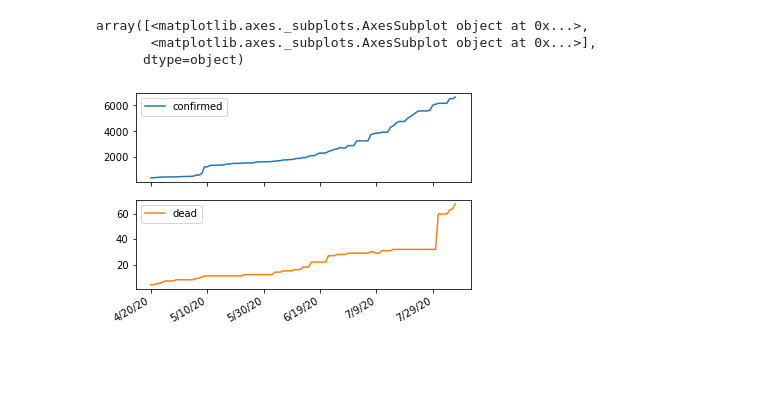
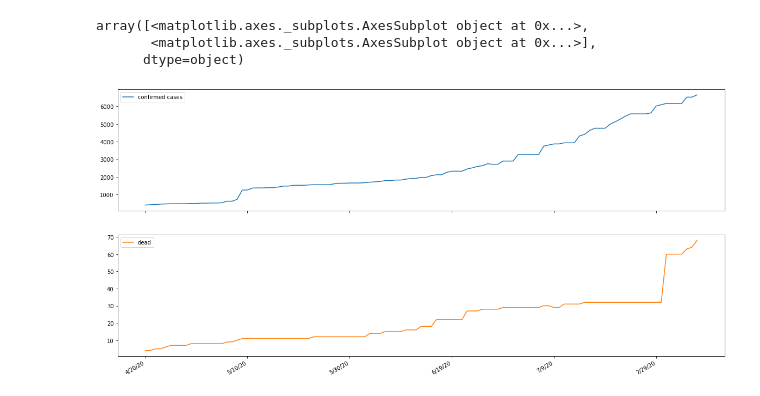
Before and after one commit to Wirt4/Localized-Live-COVID-Data, a Jupyter notebook: Pandas Graph Test.ipynb, the cells around one changed output. Cells and saved outputs as stored; diff of their text form; code cells hidden in the pictures; blank space fills up the shorter version.

Commit message:
gettting to shareable shape
would like to touch up the graphs a bit with Pandas' visualization tools

```diff
--- a/Pandas Graph Test.ipynb
+++ b/Pandas Graph Test.ipynb
@@ -12,11 +13,19 @@ COUNTY = 'Santa Barbara'
 #data pulled from John Hopkins University at https://github.com/CSSEGISandData/COVID-19
 confirmed_df = pd.read_csv("https://raw.githubusercontent.com/CSSEGISandData/COVID-19/master/csse_covid_19_data/csse_covid_19_time_series/time_series_covid19_confirmed_US.csv")
 dead_df = pd.read_csv("https://raw.githubusercontent.com/CSSEGISandData/COVID-19/master/csse_covid_19_data/csse_covid_19_time_series/time_series_covid19_deaths_US.csv")
+# %%
+confirmed_df.columns = map(str.lower, confirmed_df.columns)
+dead_df.columns = map(str.lower, dead_df.columns)
+confirmed_df = confirmed_df.rename(columns = { 'province_state': 'state', 'admin2': 'county'})
+dead_df = dead_df.rename(columns = {'province_state':'state', 'admin2':'county'})
+today = dead_df.columns[-1]
+# %%
+def get_state(df, state):
+    return df[df['state'] ==state]
 # %%
 def get_county(df, state, county):
     start_ndx = 100
-    df = df[df['Province_State'] ==state]
-    df = df[df['Admin2'] == county]
+    df = get_state(df, state)
+    df = df[df['county'] == county]
     df = df.iloc[:,start_ndx:]
     return df
-    #clean data function isn't working
@@ -26,13 +32,13 @@ def rename(df, name):
 # %%
 ca_dead_df = get_county(dead_df, STATE, COUNTY).T
 ca_conf_df = get_county(confirmed_df, STATE, COUNTY).T
 #need to rename the columns
-ca_conf_df = rename(ca_conf_df, 'confirmed')
-ca_dead_df = rename(ca_dead_df, 'dead')
+ca_conf_df = ca_conf_df.rename(columns={ca_conf_df.columns[0]: 'confirmed cases'})
+ca_dead_df = ca_dead_df.rename(columns={ca_dead_df.columns[0]: 'dead'})
 combined_df = pd.concat([ca_conf_df, ca_dead_df], axis=1, join = 'inner')
-combined_df.plot(subplots=True)
+combined_df.plot(subplots=True, figsize=(20,10))
 # %% [output]
 array([<matplotlib.axes._subplots.AxesSubplot object at 0x...>,
        <matplotlib.axes._subplots.AxesSubplot object at 0x...>],
       dtype=object)
-[figure, old version]
+[figure, new version]
```
Also changed, not shown: parts of 6 cells of this notebook.
